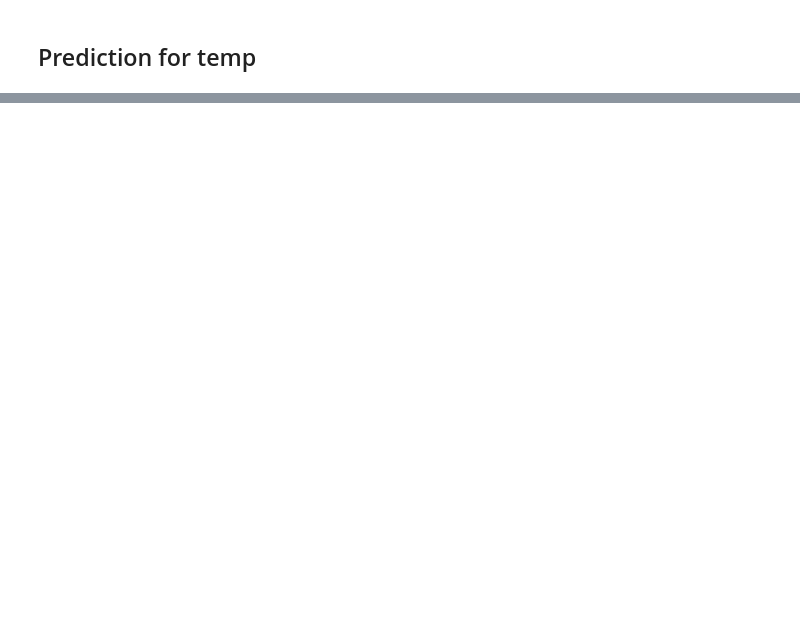
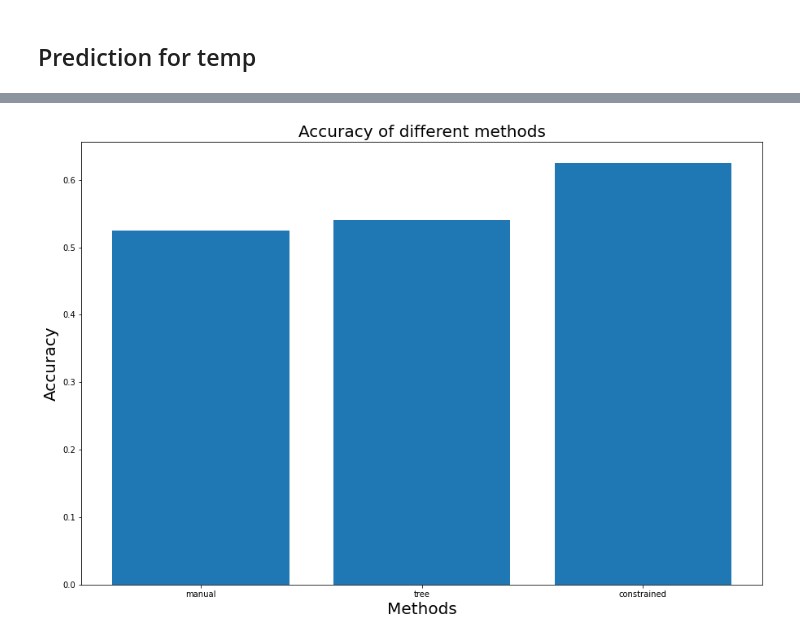
Before and after one commit to AAYamoldin/Methods-and-models-for-multivariate-data-analysis-2021-2022-ITMO_labs, a Jupyter notebook: Lab3/main_lab3.ipynb, the cells around one changed output, grey strips where cells are left out. Cells and saved outputs as stored; diff of their text form; code cells hidden in the pictures; blank space fills up the shorter version.

```diff
--- a/Lab3/main_lab3.ipynb
+++ b/Lab3/main_lab3.ipynb
@@ -757,0 +780,12 @@ plt.show()
+# %%
+plt.figure(figsize=(15, 10))
+x = ["manual", "tree", "constrained"]
+y =  [0.525, 0.54, 0.625]
+plt.bar(x,y)
+plt.title('Accuracy of different methods', fontsize=20)
+plt.xlabel('Methods', fontsize=20)
+plt.ylabel('Accuracy', fontsize=20)
+plt.savefig('acc scores of different methods', bbox_inches='tight')
+plt.show()
+# %% [output]
+[figure, added]
```
Also changed, not shown: parts of 27 cells of this notebook, 18 other files.
